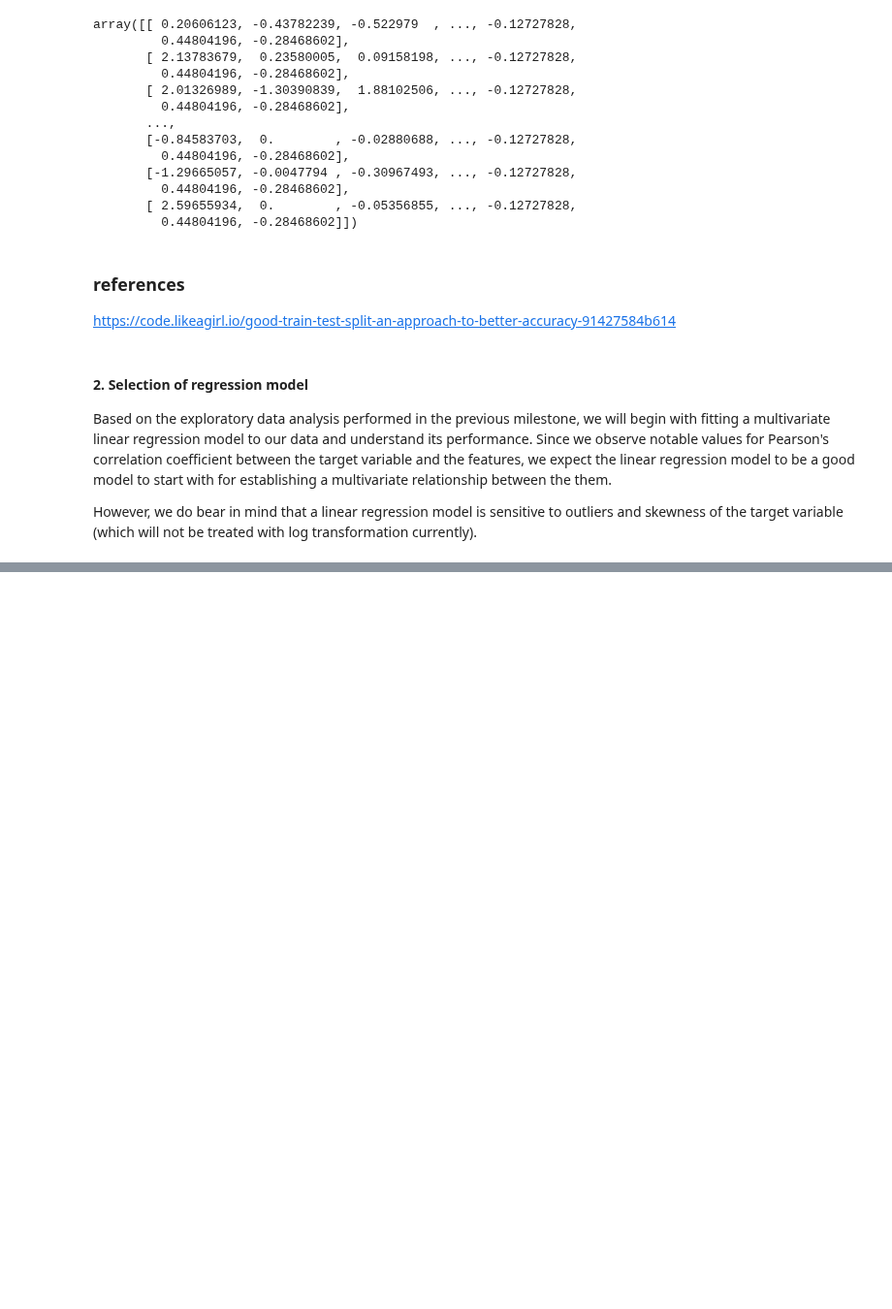
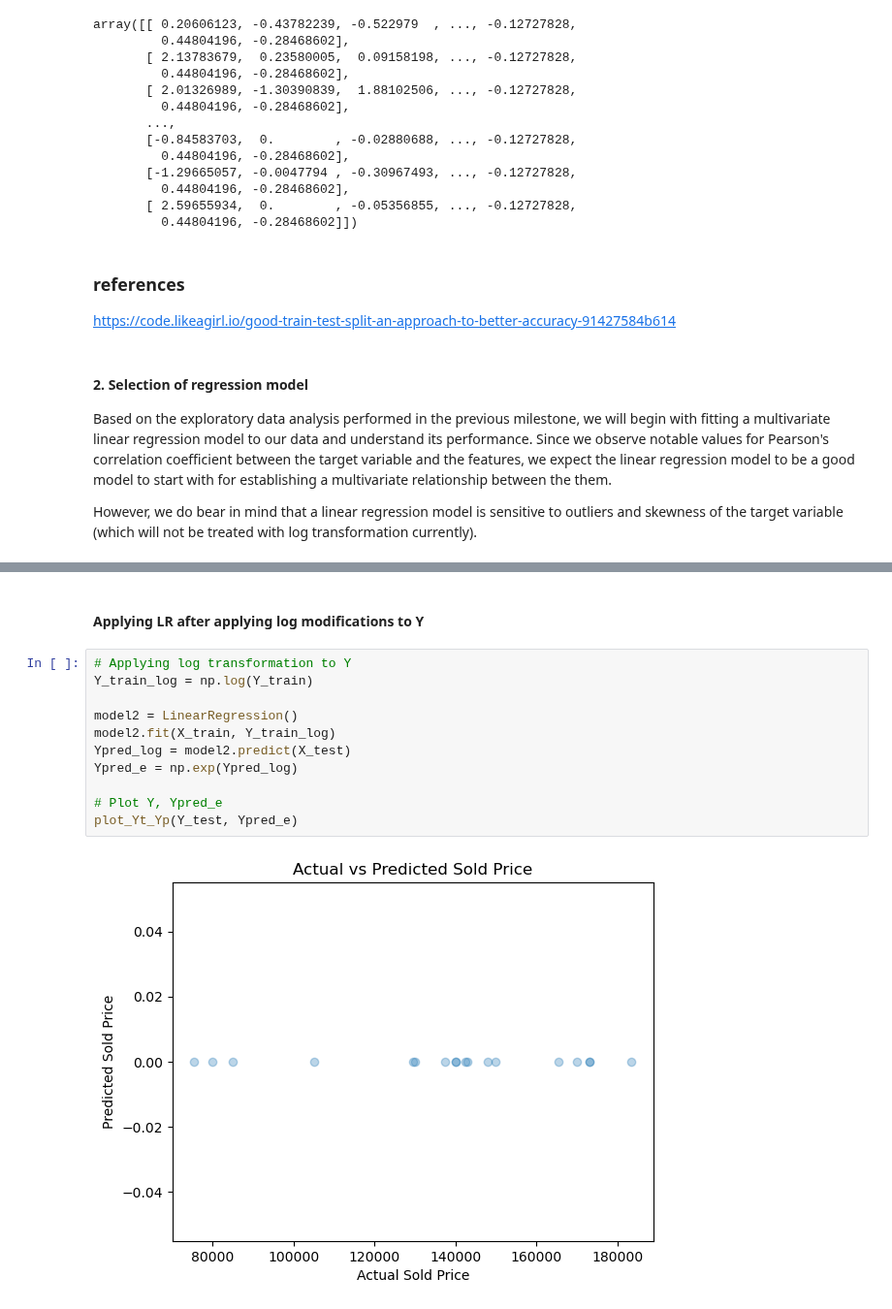
Before and after one commit to rajesvariparasa/ml-processing-pipeline-for-predicting-houseprices, a Jupyter notebook: Milestone-2-Regression.ipynb, the cells around one changed output, grey strips where cells are left out. Shown at 97% size. Saved outputs shown, nothing was run; the diff lists cells and outputs as text; blank space fills up the shorter version.

```diff
--- a/Milestone-2-Regression.ipynb
+++ b/Milestone-2-Regression.ipynb
@@ -695,0 +761,15 @@ However, we do bear in mind that a linear regression model is sensitive to outli
+# %% [markdown]
+#### Applying LR after applying log modifications to Y
+# %%
+# Applying log transformation to Y
+Y_train_log = np.log(Y_train)
+
+model2 = LinearRegression()
+model2.fit(X_train, Y_train_log)
+Ypred_log = model2.predict(X_test)
+Ypred_e = np.exp(Ypred_log)
+
+# Plot Y, Ypred_e
+plot_Yt_Yp(Y_test, Ypred_e)
+# %% [output]
+[figure, added]
```
Also changed, not shown: parts of 7 cells of this notebook.
